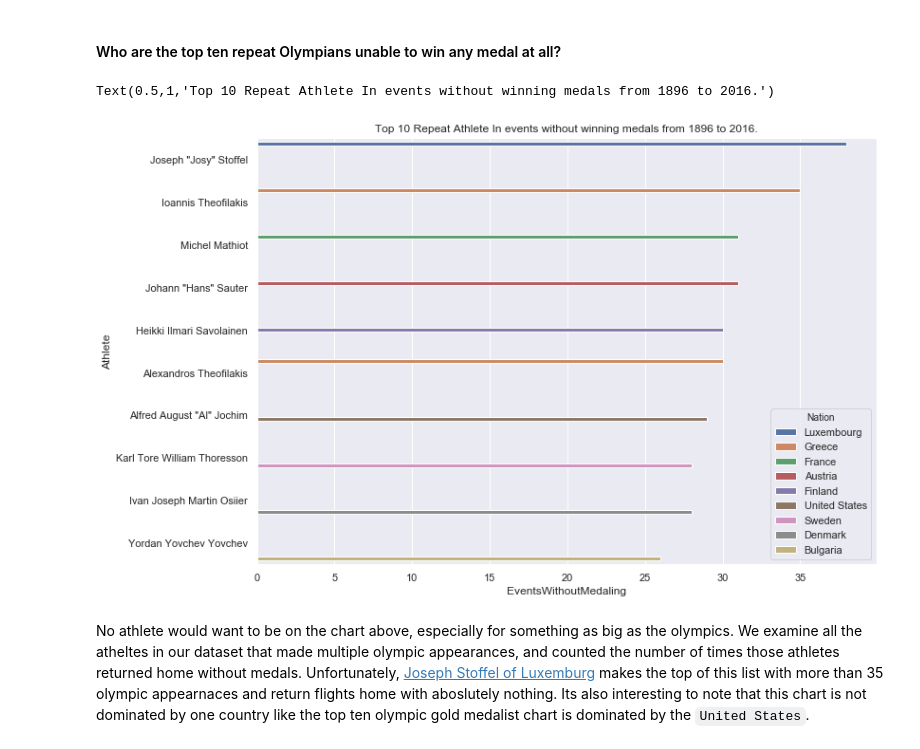
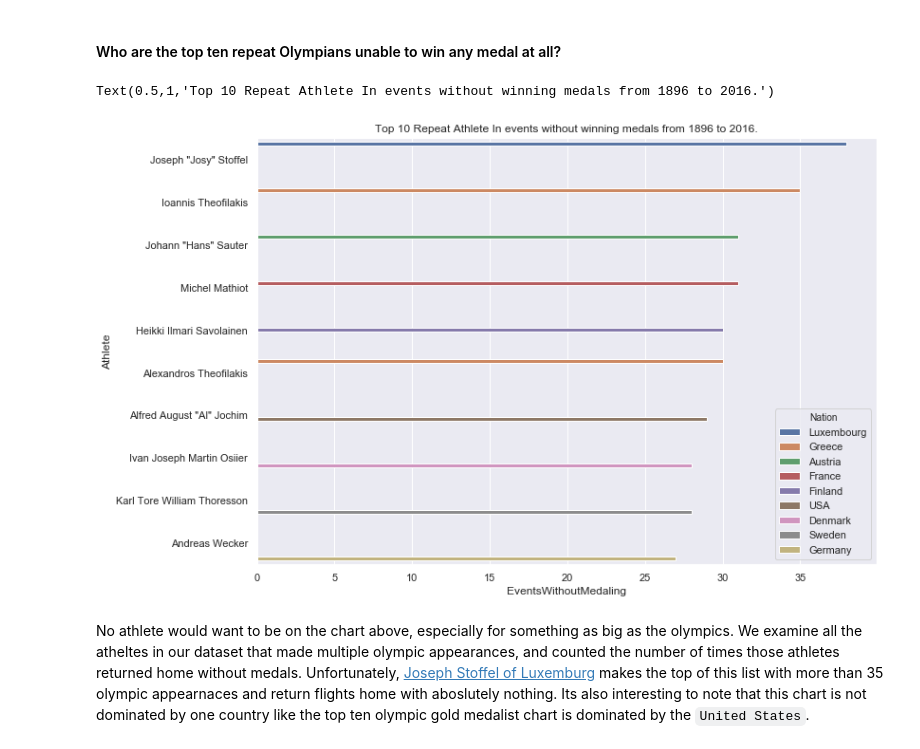
Before and after one commit to i4a/olympics, a Jupyter notebook: LabAssignmentOne.ipynb, the cells around one changed output. Cells and saved outputs as stored; diff of their text form; code cells hidden in the pictures.

```diff
--- a/LabAssignmentOne.ipynb
+++ b/LabAssignmentOne.ipynb
@@ -240,5 +240,8 @@ df.head()
 # %%
 #Let's group like features together into continuous, ordinal, and categorical features
+df['Year'] = df.Year.astype(int)
+df['Height'] = df.Height.astype(int)
+df['Weight'] = df.Weight.astype(int)
 continuous_features = ['Height', 'Weight']
 ordinal_features = ['Age']
 categ_features = ['ID','Name','Sex','Country','Year','NOC','Games','City','Sport','Event','Medal']
@@ -380,16 +382,16 @@ The chart above finds all repeat olympic athletes who have won `Gold`. Our inter
 # %% [markdown]
 #### Who are the top ten repeat Olympians unable to win any medal at all?
 # %%
-no_medal_atheletes = df[df['Medal'] == 'No Medal'].groupby(['Name', 'Team'])['Medal'].count()
+no_medal_atheletes = df[df['Medal'] == 'No Medal'].groupby(['Name', 'Country'])['Medal'].count()
 multiple_appearnaces = no_medal_atheletes.reset_index()
 multiple_appearnaces.columns = ['Athlete', 'Nation', 'EventsWithoutMedaling']
 madf = multiple_appearnaces[multiple_appearnaces['EventsWithoutMedaling'] > 1].sort_values(ascending=False, by="EventsWithoutMedaling")
 
 sns.barplot(x="EventsWithoutMedaling", y="Athlete", hue="Nation", data=madf[0:10])
 plt.title("Top 10 Repeat Athlete In events without winning medals from 1896 to 2016.")
 # %% [output]
 Text(0.5,1,'Top 10 Repeat Athlete In events without winning medals from 1896 to 2016.')
-[figure, old version]
+[figure, new version]
 # %% [markdown]
 No athlete would want to be on the chart above, especially for something as big as the olympics. We examine all the atheltes in our dataset that made multiple olympic appearances, and counted the number of times those athletes returned home without medals. Unfortunately, [Joseph Stoffel of Luxemburg](https://www.flickr.com/photos/pitschspics/15318233086/in/album-72157647563921759/) makes the top of this list with more than 35 olympic appearnaces and return flights home with aboslutely nothing. Its also interesting to note that this chart is not dominated by one country like the top ten olympic gold medalist chart is dominated by the `United States`.
 # %% [markdown]
```
Also changed, not shown: parts of 16 cells of this notebook.
